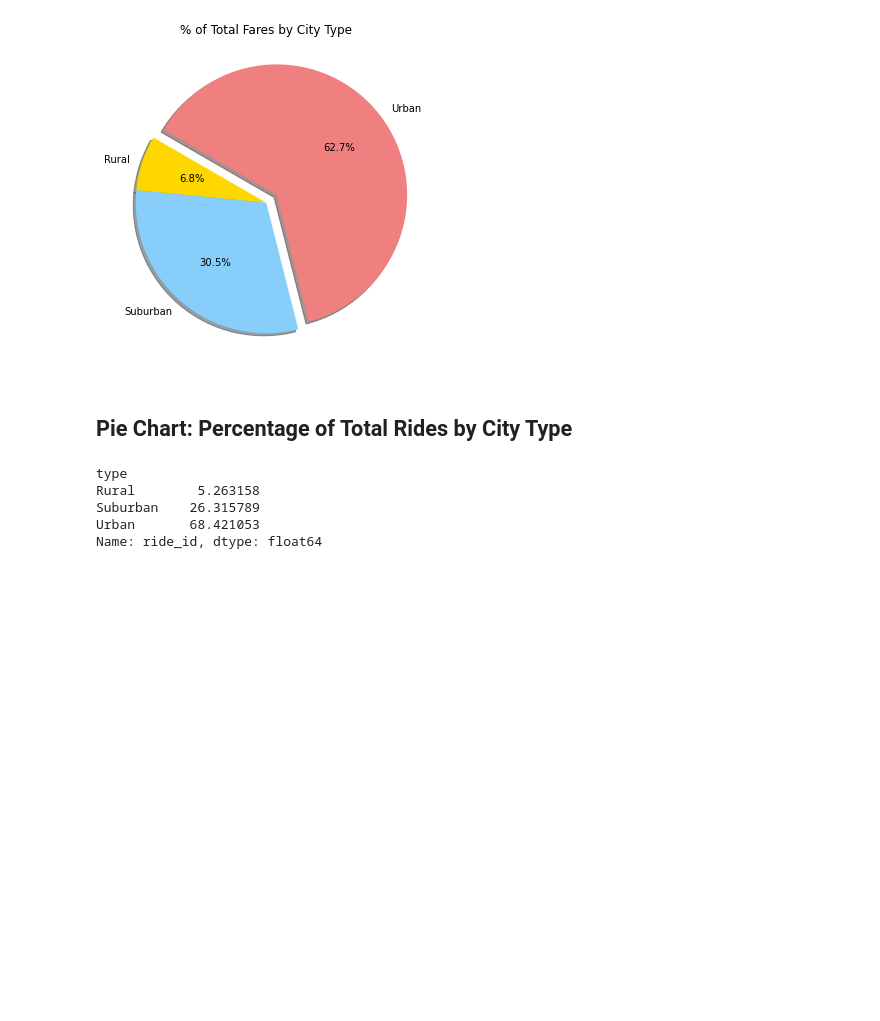
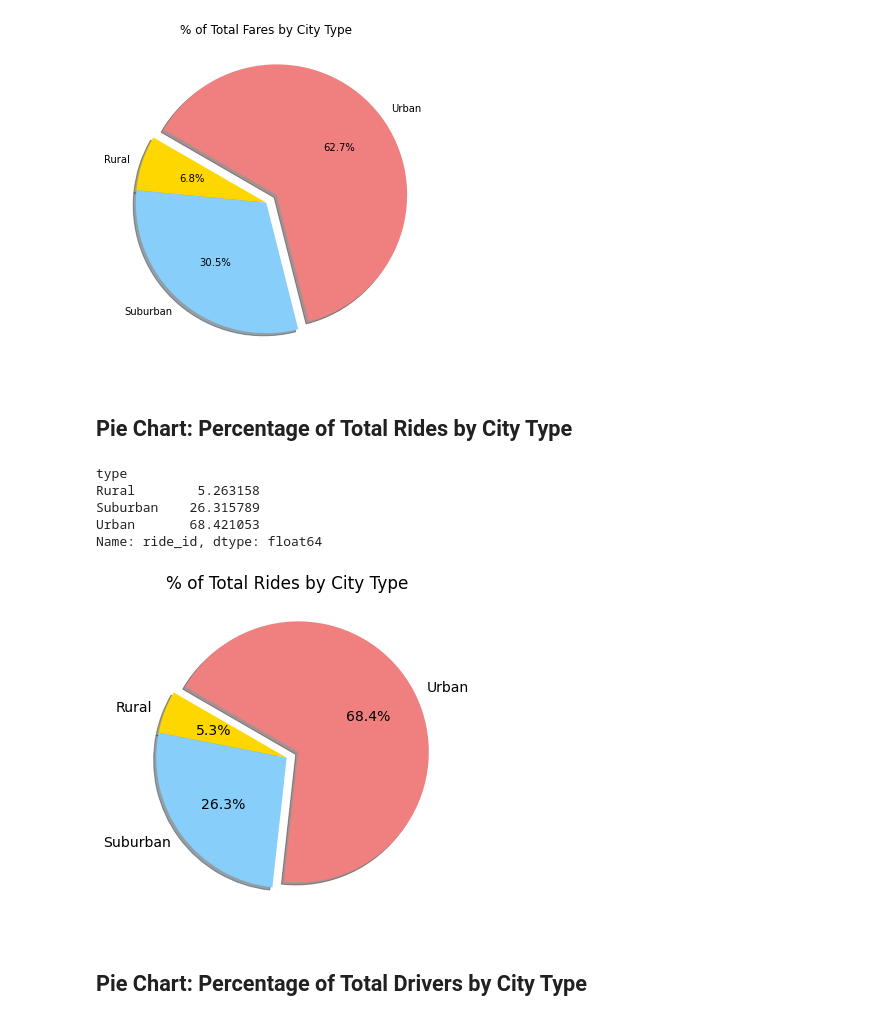
Before and after one commit to arielzzq/bcs_module5_PyBer_Analysis, a Jupyter notebook: PyBer.ipynb, the cells around one changed output. Cells and saved outputs as stored; diff of their text form; code cells hidden in the pictures; blank space fills up the shorter version.

```diff
--- a/PyBer.ipynb
+++ b/PyBer.ipynb
@@ -688,11 +688,20 @@ Name: ride_id, dtype: float64
 # %%
 #build percentage of rides by city type pie cahrt
 plt.subplots(figsize = (10,6))
 plt.pie(ride_percents,
        labels = ["Rural", "Suburban", "Urban"],
        colors = ["gold", "lightskyblue", "lightcoral"],
        explode = [0, 0, 0.1],
         autopct = "%1.1f%%",
         shadow = True, startangle = 150)
 plt.title("% of Total Rides by City Type")
-#Change the default font size from 1
+#Change the default font size from 10 to 14.
+mpl.rcParams["font.size"] = 14
+#save figure
+plt.savefig("analysis/Fig6.png")
+#show figure
+plt.show()
+# %% [output]
+[figure, added]
+# %% [markdown]
+## Pie Chart: Percentage of Total Drivers by City Type
```
Also changed, not shown: 1 other file.
